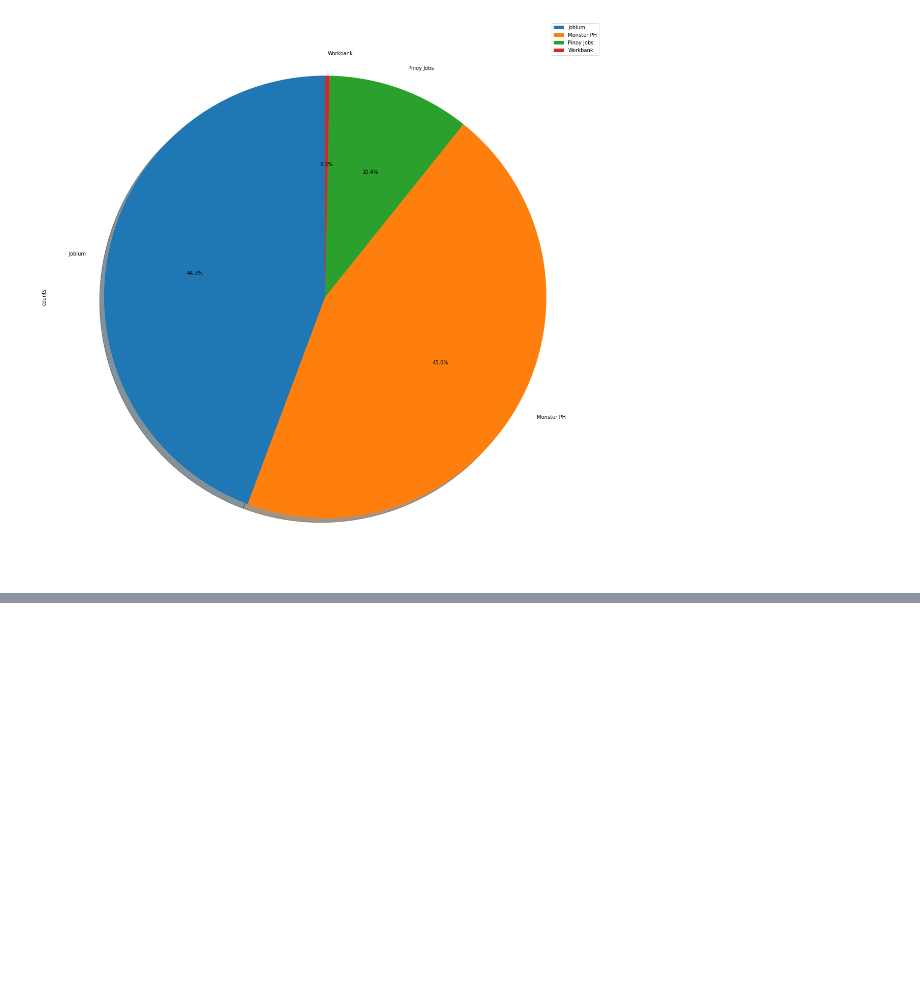
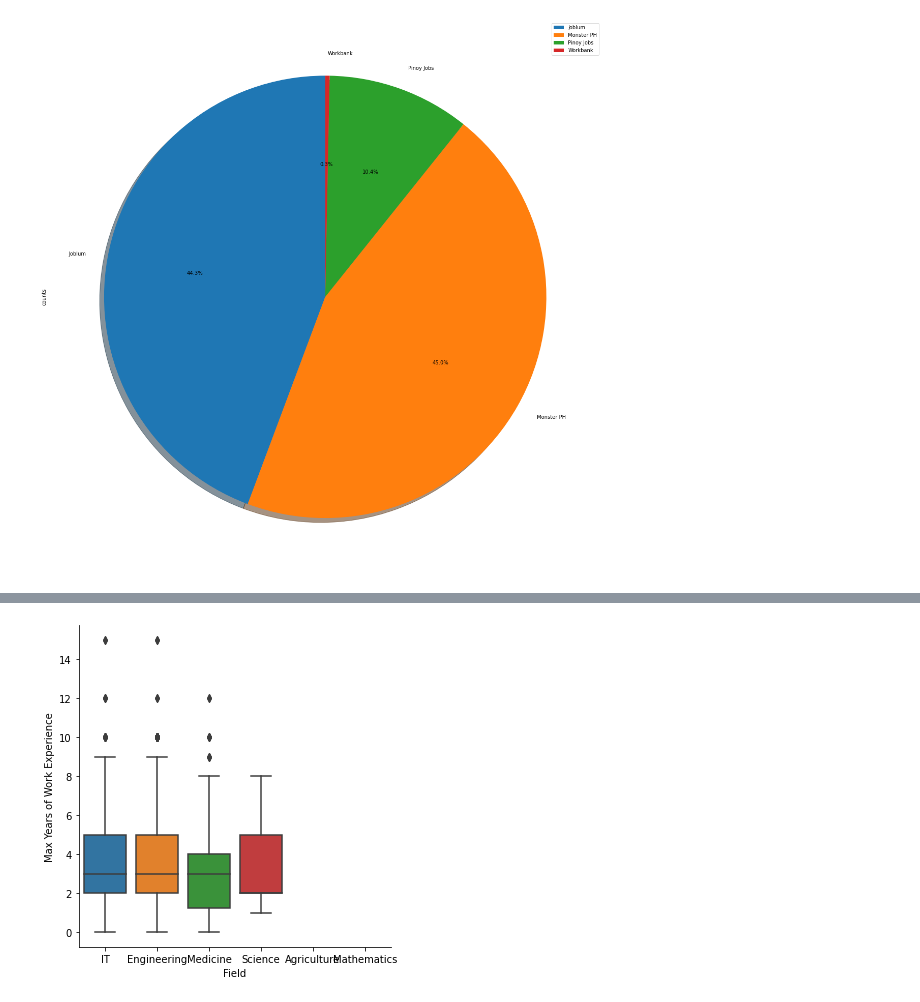
Before and after one commit to mcbsanchez/Trifacta-DATAPRE, a Jupyter notebook: MCO1/Trifacta_Jobs_Compiled.ipynb, the cells around one changed output, grey strips where cells are left out. Saved outputs shown, nothing was run; the diff lists cells and outputs as text; code cells hidden in the pictures; blank space fills up the shorter version.

```diff
--- a/MCO1/Trifacta_Jobs_Compiled.ipynb
+++ b/MCO1/Trifacta_Jobs_Compiled.ipynb
@@ -5665,0 +5688,4 @@ JOBS_GB_DateP = JOBS_COMPILED_DF.groupby(["Date Posted"]).size().reset_index(nam
+# %%
+JOBS_COMPILED_DF_MinY_plot = sns.catplot(x = "Field",y="Max Years of Work Experience", kind="box",data=JOBS_COMPILED_DF)
+# %% [output]
+[figure, added]
```
Also changed, not shown: parts of 12 cells of this notebook.
